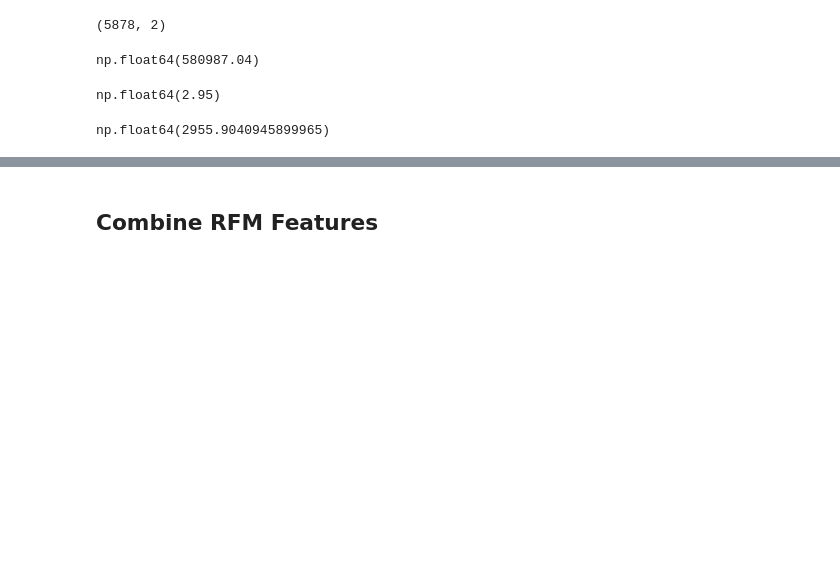
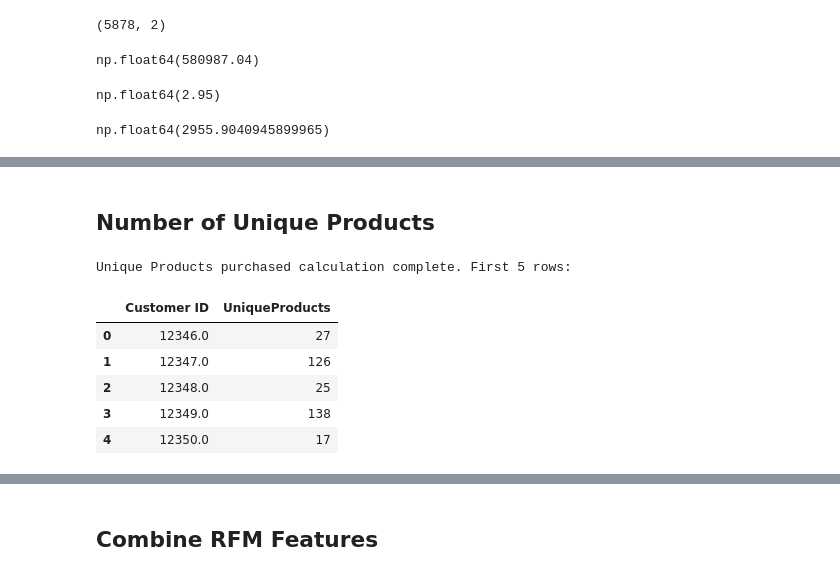
Before and after one commit to Amanarun2907/Celebal-Technologies-Online-Internship-Project-, a Jupyter notebook: customer_lifetime_value_project/notebooks/03_feature_engineering.ipynb, the cells around one changed output, grey strips where cells are left out. Drawn from its saved outputs; the diff is of its cells as text; code cells hidden in the pictures; blank space fills up the shorter version.

```diff
--- a/customer_lifetime_value_project/notebooks/03_feature_engineering.ipynb
+++ b/customer_lifetime_value_project/notebooks/03_feature_engineering.ipynb
@@ -164,0 +190,18 @@ np.float64(2955.9040945899965)
+# %% [markdown]
+## Number of Unique Products
+# %%
+# Calculate Number of Unique Products
+# Number of distinct StockCodes purchased by each customer.
+unique_products_df = df_cleaned.groupby('Customer ID')['StockCode'].nunique().reset_index()
+unique_products_df.columns = ['Customer ID', 'UniqueProducts']
+
+print("Unique Products purchased calculation complete. First 5 rows:")
+display(unique_products_df.head())
+# %% [output]
+Unique Products purchased calculation complete. First 5 rows:
+|  | Customer ID | UniqueProducts |
+| 0 | 12346.0 | 27 |
+| 1 | 12347.0 | 126 |
+| 2 | 12348.0 | 25 |
+| 3 | 12349.0 | 138 |
+| 4 | 12350.0 | 17 |
```
Also changed, not shown: parts of 9 cells of this notebook, 10 other files.
